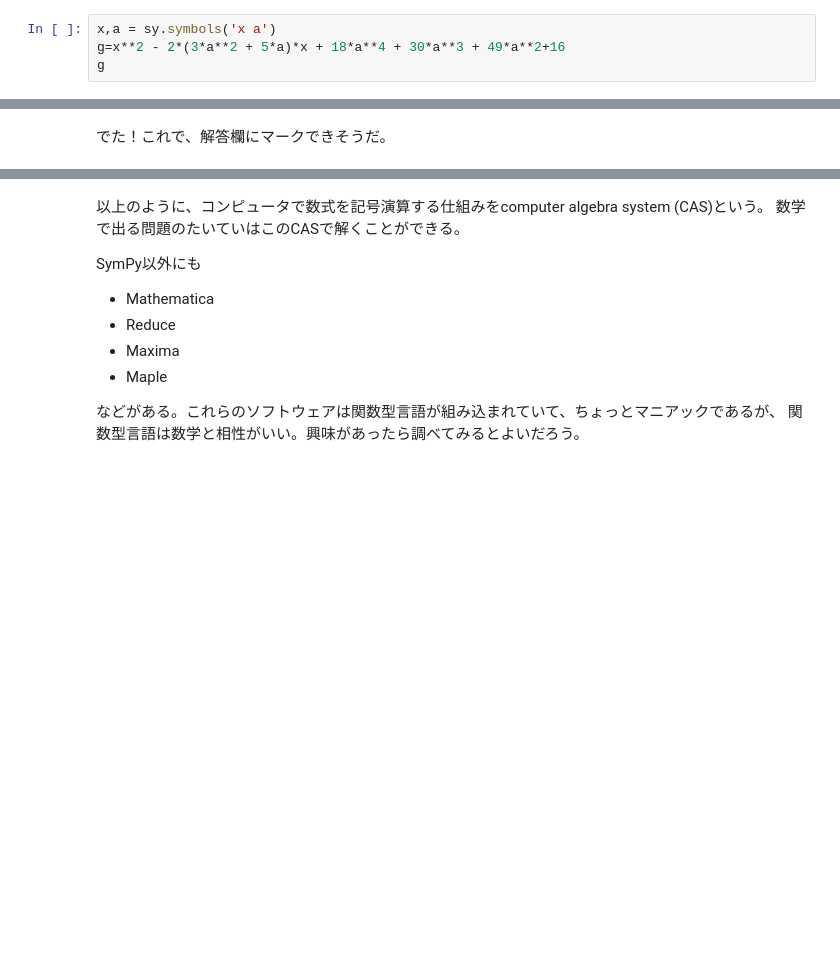
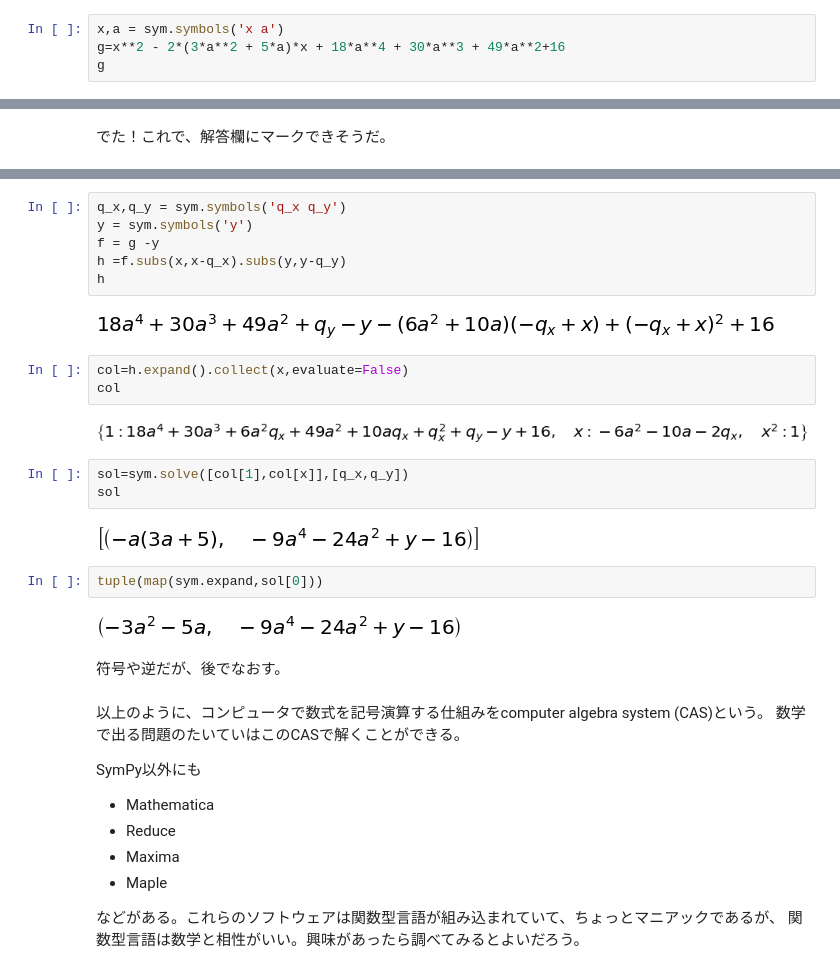
Before and after one commit to hogenimushi/MLBasis, a Jupyter notebook: CenterTest2017MathIAQ3.ipynb, the cells around one changed output, grey strips where cells are left out. Drawn from its saved outputs; the diff is of its cells as text; blank space fills up the shorter version.

```diff
--- a/CenterTest2017MathIAQ3.ipynb
+++ b/CenterTest2017MathIAQ3.ipynb
@@ -39,7 +39,7 @@ sy.init_printing()
 関数$g(x)$を定義する。今回は$a$が定数と書いてあるが、実数全体で動かして考えるので、$a$も
 変数とする。
 # %%
-x,a = sy.symbols('x a')
+x,a = sym.symbols('x a')
 g=x**2 - 2*(3*a**2 + 5*a)*x + 18*a**4 + 30*a**3 + 49*a**2+16
 g
 # %% [output]
@@ -150,3 +162,27 @@ pyt.subs(t,0)
+# %%
+q_x,q_y = sym.symbols('q_x q_y')
+y = sym.symbols('y')
+f = g -y
+h =f.subs(x,x-q_x).subs(y,y-q_y)
+h
+# %% [output]
+[figure, added]
+# %%
+col=h.expand().collect(x,evaluate=False)
+col
+# %% [output]
+[figure, added]
+# %%
+sol=sym.solve([col[1],col[x]],[q_x,q_y])
+sol
+# %% [output]
+[figure, added]
+# %%
+tuple(map(sym.expand,sol[0]))
+# %% [output]
+[figure, added]
+# %% [markdown]
+符号や逆だが、後でなおす。
 # %% [markdown]
 以上のように、コンピュータで数式を記号演算する仕組みをcomputer algebra system (CAS)という。
 数学で出る問題のたいていはこのCASで解くことができる。
```
Also changed, not shown: parts of 12 cells of this notebook.
